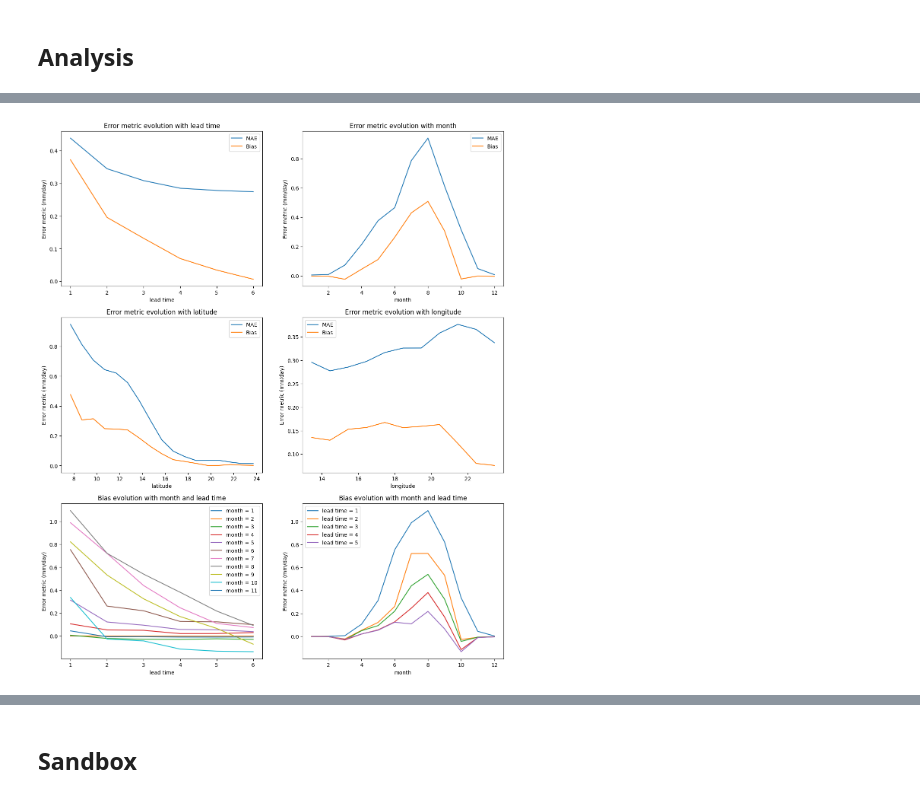
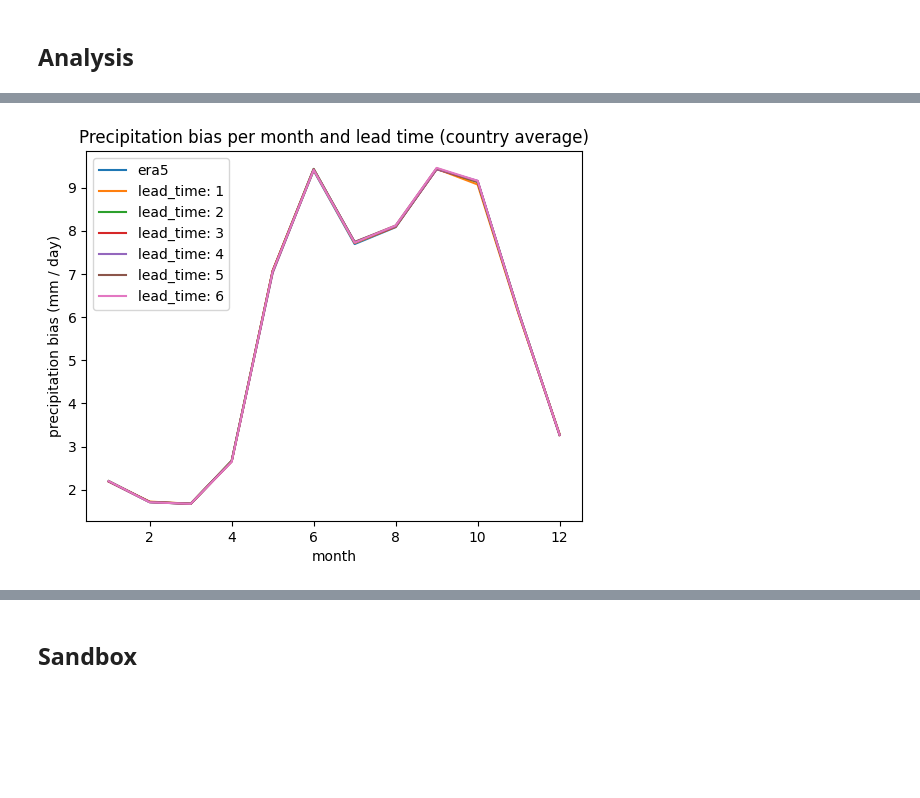
Before and after one commit to OCHA-DAP/ds-mapaction-ecmwf, a Jupyter notebook: notebooks/ecmwf_exploration_sandbox.ipynb, the cells around one changed output, grey strips where cells are left out. Cells and saved outputs as stored; diff of their text form; code cells hidden in the pictures; blank space fills up the shorter version.

```diff
--- a/notebooks/ecmwf_exploration_sandbox.ipynb
+++ b/notebooks/ecmwf_exploration_sandbox.ipynb
@@ -180,4 +327,4 @@ plot_climatology(era5_df, ecmwf_df)
-# %%
-plot_leadtime_month_dependency(merge_df)
-# %% [output]
-[figure, removed]
+# %%
+plot_climatology(era5_df, ecmwf_corr_df)
+# %% [output]
+[figure, added]
```
Also changed, not shown: parts of 43 cells of this notebook.
